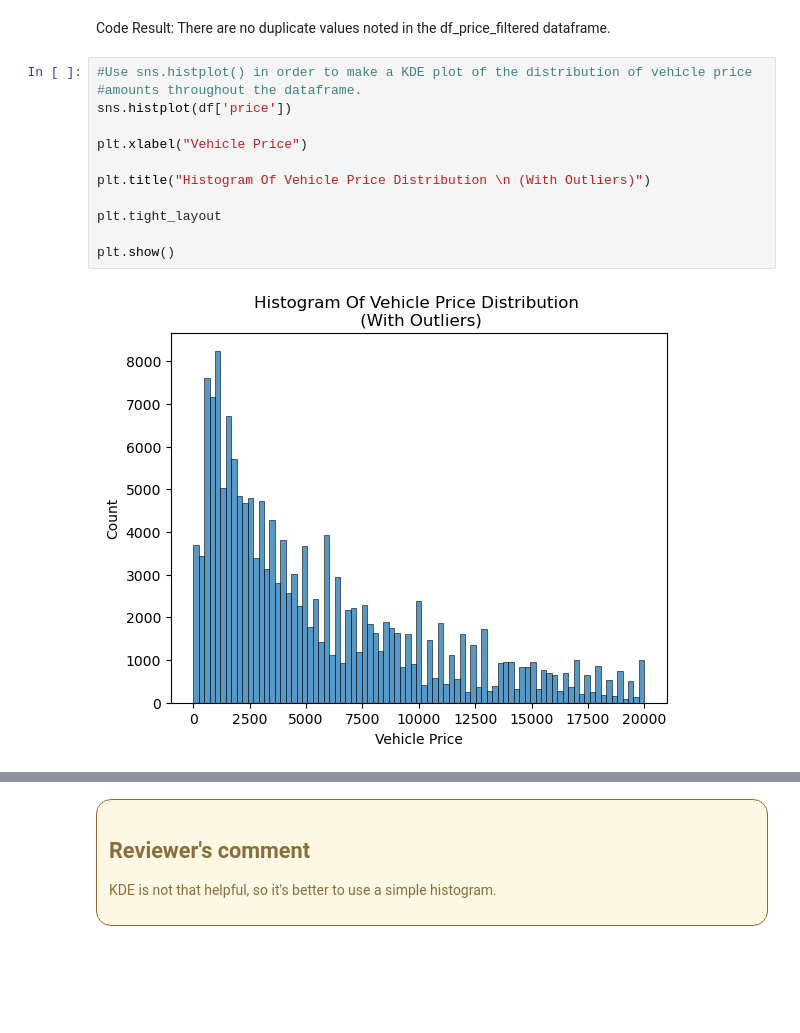
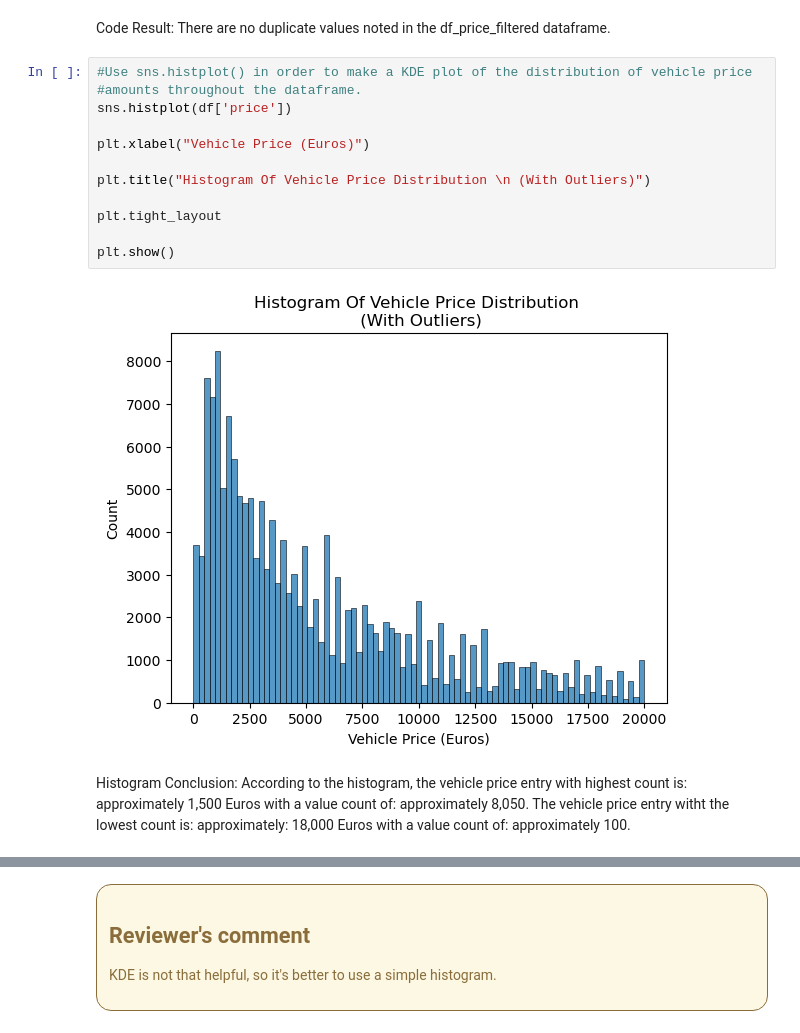
Before and after one commit to BLacuesta3/Sprint-12-Project, a Jupyter notebook: Sprint 12 Project Reviewed.ipynb, the cells around one changed output, grey strips where cells are left out. Drawn from its saved outputs; the diff is of its cells as text; blank space fills up the shorter version.

```diff
--- a/Sprint 12 Project Reviewed.ipynb
+++ b/Sprint 12 Project Reviewed.ipynb
@@ -459,17 +460,22 @@ There are no duplicate values noted in the df_price_filtered dataframe.
 # %%
 #Use sns.histplot() in order to make a KDE plot of the distribution of vehicle price
 #amounts throughout the dataframe.
 sns.histplot(df['price'])
 
-plt.xlabel("Vehicle Price")
+plt.xlabel("Vehicle Price (Euros)")
 
 plt.title("Histogram Of Vehicle Price Distribution \n (With Outliers)")
 
 plt.tight_layout
 
 plt.show()
 # %% [output]
-[figure, old version]
+[figure, new version]
+# %% [markdown]
+Histogram Conclusion:
+According to the histogram, the vehicle price entry with highest count is: approximately 1,500 Euros with a value count of:
+approximately 8,050.  The vehicle price entry witht the lowest count is: approximately: 18,000 Euros with a value count of:
+approximately 100.
 # %%
 #Use sns.histplot() in order to make a KDE plot of the distribution of vehicle price
 #amounts throughout the dataframe with outliers removed.
```
Also changed, not shown: parts of 54 cells of this notebook, 4 other files.
